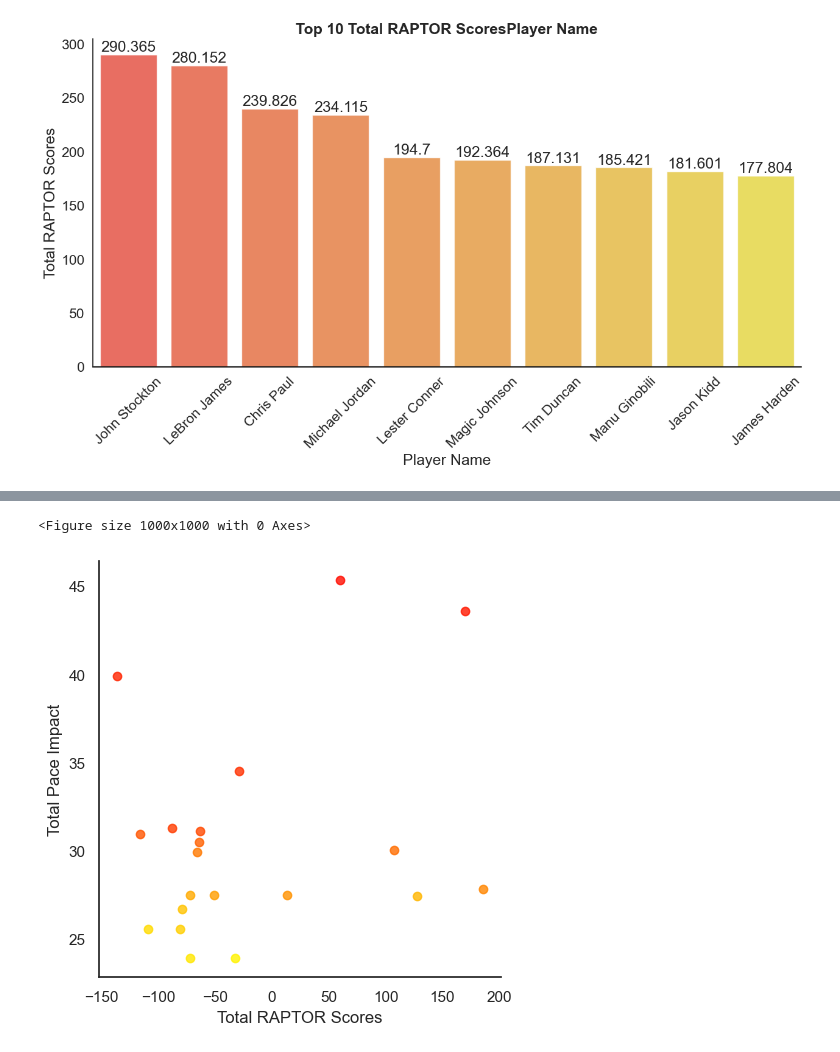
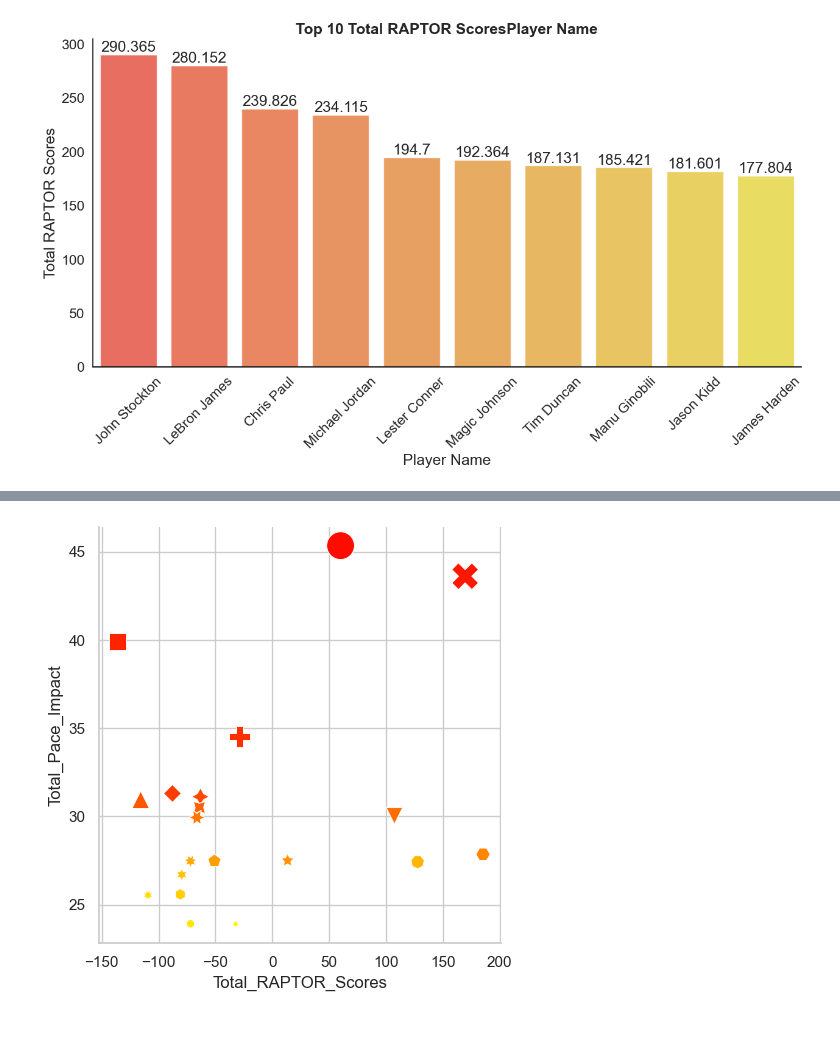
Before and after one commit to UzmaSayyeda/Project01, a Jupyter notebook: Pace_Impact vs. Min_played.ipynb, the cells around one changed output, grey strips where cells are left out. Cells and saved outputs as stored; diff of their text form; code cells hidden in the pictures.

```diff
--- a/Pace_Impact vs. Min_played.ipynb
+++ b/Pace_Impact vs. Min_played.ipynb
@@ -60,9 +62,9 @@ total_raptor=df.groupby("player_name")["raptor_total"].sum()
 
 # Make it into a Dataframe
 
-total_mp_pace_raptor = pd.DataFrame({"Total Minutes Played": total_mp,
-                             "Total Pace Impact": total_pace_impact,
-                             "Total RAPTOR Scores": total_raptor})
+total_mp_pace_raptor = pd.DataFrame({"Total_Minutes_Played": total_mp,
+                             "Total_Pace_Impact": total_pace_impact,
+                             "Total_RAPTOR_Scores": total_raptor})
 total_mp_pace_raptor=total_mp_pace_raptor.reset_index()
 
 # Display the Dataframe
@@ -300,17 +266,19 @@ plt.show()
 # %%
-top_20_pace=total_mp_pace_raptor[["player_name","Total Pace Impact","Total RAPTOR Scores"]].sort_values(by="Total Pace Impact",ascending=False)
+top_20_pace=total_mp_pace_raptor[["player_name","Total_Pace_Impact","Total_RAPTOR_Scores"]].sort_values(by="Total_Pace_Impact",ascending=False)
 top_20_pace=top_20_pace.head(20)
 # %%
 sns.set_context("notebook")
-plt.figure(figsize=(10,10))
-sns.lmplot(x="Total RAPTOR Scores",
-           y="Total Pace Impact",
+
+sns.relplot(x="Total_RAPTOR_Scores",
+           y="Total_Pace_Impact",
            hue="player_name",
+           data=top_20_pace,
            palette="autumn",
+           sizes=(40, 400),
            legend=False,
-           data=top_20_pace,
+           style="player_name",
+           size="Total_Pace_Impact",
            )
 plt.show()
 # %% [output]
-<Figure size 1000x1000 with 0 Axes>
-[figure, old version]
+[figure, new version]
```
Also changed, not shown: parts of 18 cells of this notebook.
